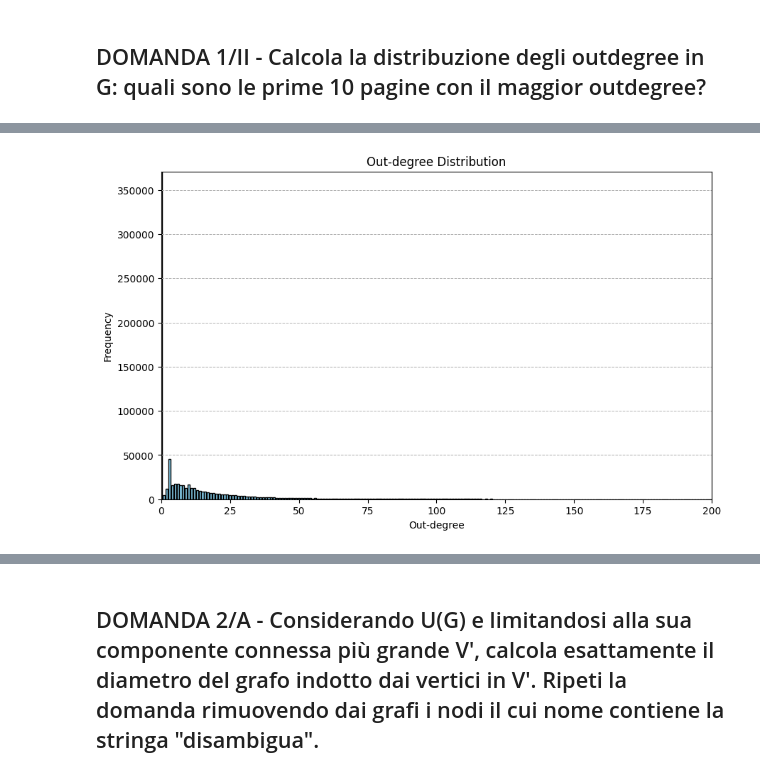
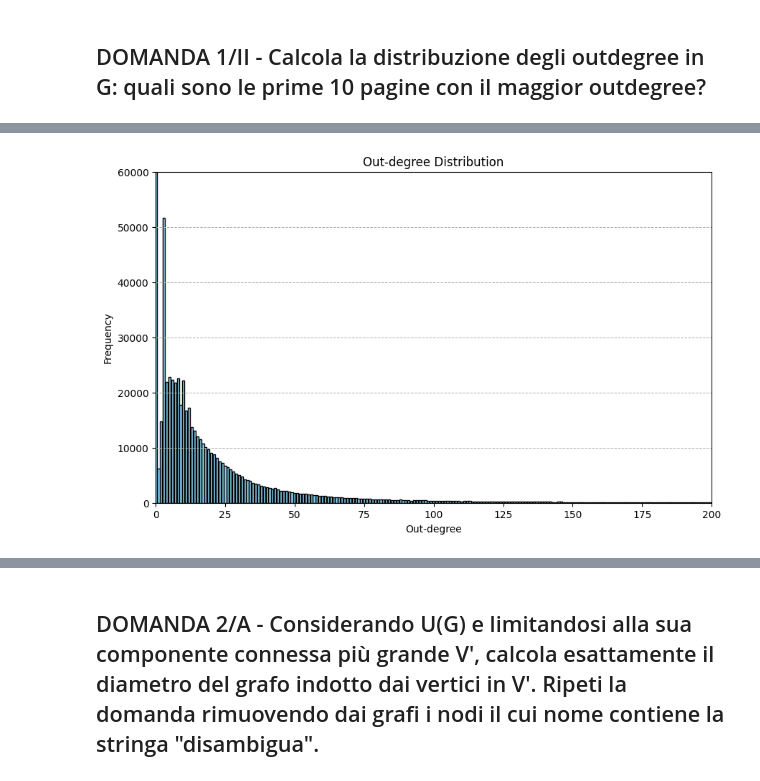
Before and after one commit to sbaglieri13/Wikipedia_Graph_Analysis, a Jupyter notebook: APAD project.ipynb, the cells around one changed output, grey strips where cells are left out. Saved outputs shown, nothing was run; the diff lists cells and outputs as text; code cells hidden in the pictures.

```diff
--- a/APAD project.ipynb
+++ b/APAD project.ipynb
@@ -7,41 +8,0 @@ import time
-# %%
-# Funzione per creare il grafo da file, limitata a max_lines righe dal file .arcs
-def create_graph_from_files(ids_file_path, arcs_file_path, max_lines):
-    """
-    Crea il grafo diretto G utilizzando solo le prime max_lines righe del file .arcs.
-    Ritorna G (grafo diretto) e U_G (versione non diretta di G).
-    """
-    G = nx.DiGraph()  # Crea il grafo diretto vuoto
-
-    # Dizionari per mappare ID dei nodi ai nomi delle pagine e viceversa
-    id_to_name = {}
-    name_to_id = {}
-
-    # Lettura del file .ids per popolare i dizionari id_to_name e name_to_id
-    with open(ids_file_path, 'r', encoding='utf-8') as ids_file:
-        for i, line in enumerate(ids_file):
-            name = line.strip()  # Rimuove eventuali spazi bianchi
-            id_to_name[i] = name  # Mappa l'ID al nome della pagina
-            name_to_id[name] = i  # Mappa il nome al rispettivo ID
-
-    # Lettura del file .arcs per aggiungere gli archi al grafo G, limitato a max_lines righe
-    with open(arcs_file_path, 'r') as arcs_file:
-        for i, line in enumerate(arcs_file):
-            if i >= max_lines:
-                break  # Ferma il ciclo se raggiungiamo max_lines righe
-            u, v = map(int, line.strip().split())  # Divide la riga in due ID (u, v)
-            G.add_edge(u, v)  # Aggiunge un arco diretto tra u e v
-
-    # Crea la versione non diretta del grafo G (U(G)) per future analisi
-    U_G = G.to_undirected()
-
-    return G, U_G, id_to_name, name_to_id
-
-# Impostazioni dei percorsi e numero massimo di righe da leggere
-ids_file_path = 'itwiki-2013.ids'
-arcs_file_path = 'itwiki-2013.arcs'
-max_lines = 11000000  # Imposta il numero massimo di righe da leggere per il grafo
-# RIGHE TOTALI NEL FILE 25619929
-
-# Crea il grafo utilizzando solo le prime max_lines righe
-G, U_G, id_to_name, name_to_id = create_graph_from_files(ids_file_path, arcs_file_path, max_lines)  # Per test
@@ -90,30 +107,30 @@ Prime 10 pagine con il maggior outdegree:
 # %%
 def plot_out_degree_distribution(out_degree_dict):
     """
     Visualizza la distribuzione degli outdegree dei nodi in G.
     """
     out_degree_count = {}
     for degree in out_degree_dict.values():
         out_degree_count[degree] = out_degree_count.get(degree, 0) + 1  # Conta quanti nodi hanno un certo outdegree
 
     degrees = list(out_degree_count.keys())  # Outdegree unici
     frequencies = [out_degree_count[degree] for degree in degrees]  # Frequenza per ogni outdegree
 
     # Grafico a barre della distribuzione degli outdegree
     plt.figure(figsize=(10, 6))
     plt.bar(degrees, frequencies, color='skyblue', edgecolor='black')
     plt.xlabel('Out-degree')
     plt.ylabel('Frequency')
     plt.title('Out-degree Distribution')
     plt.xlim([0, 200])  # Limita l'asse x
-    plt.ylim([0, max(frequencies)])  # Limita l'asse y
+    plt.ylim([0, 60000])  # Limita l'asse y
     plt.grid(True, which='both', axis='y', linestyle='--', linewidth=0.7)
     plt.show()
 
 # Visualizza la distribuzione degli outdegree
 plot_out_degree_distribution(out_degree_dict)
 # %% [output]
-[figure, old version]
+[figure, new version]
 # %%
 def plot_log_log_out_degree_distribution(out_degree_dict):
     """
```
Also changed, not shown: parts of 22 cells of this notebook.
